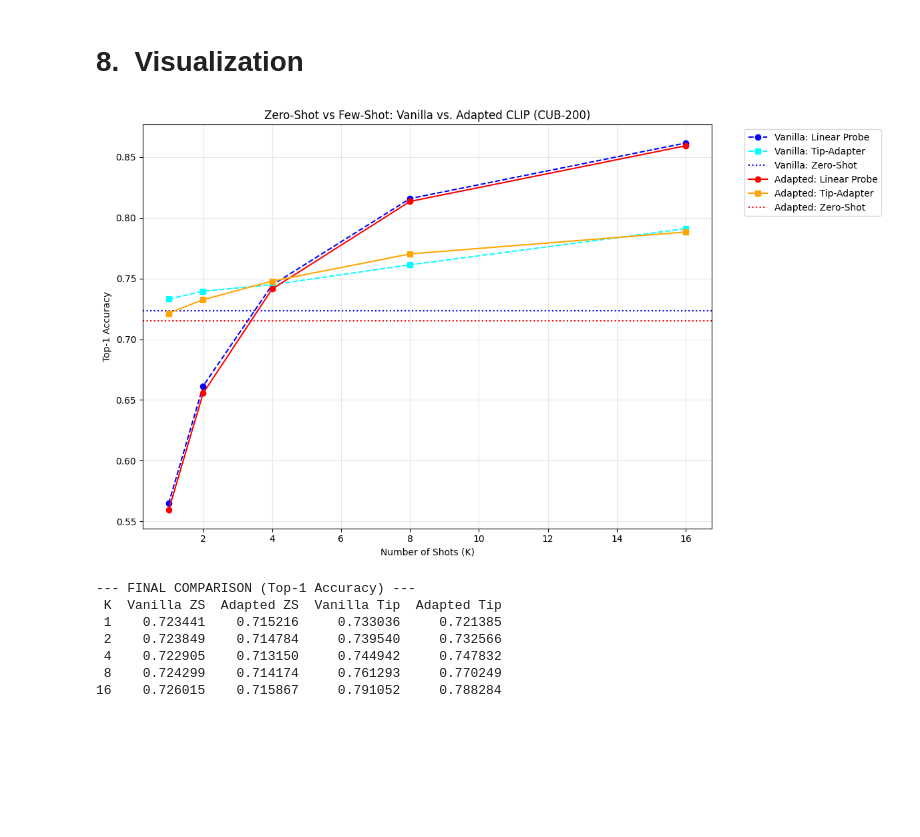
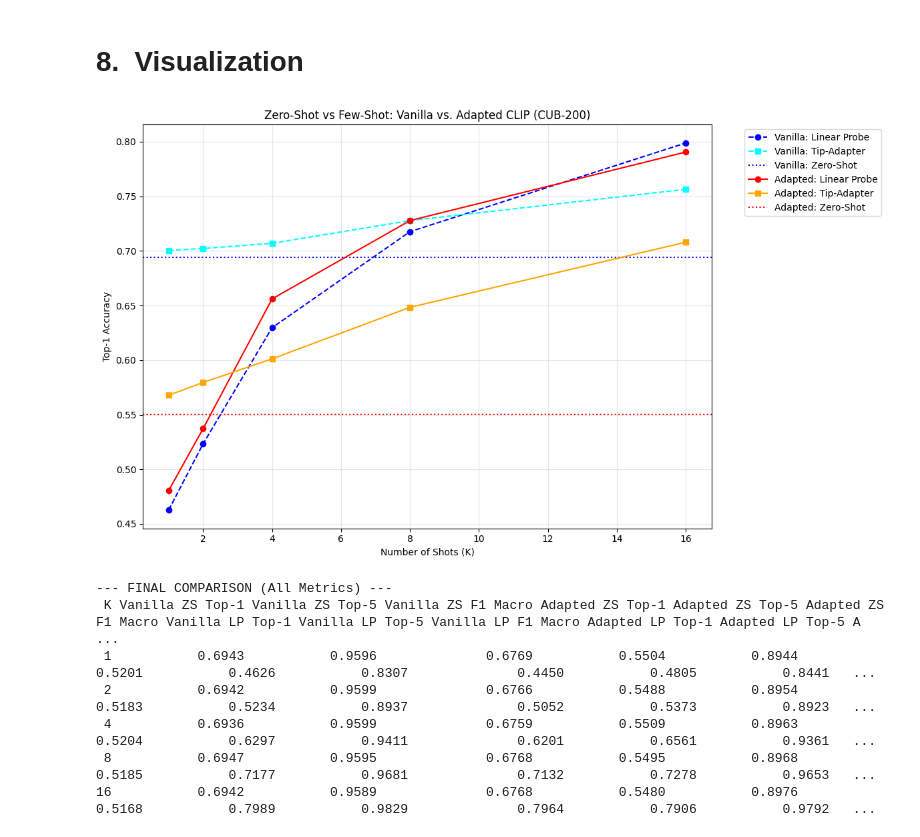
Before and after one commit to HoangTimothy/DL-Assignment-DNAC1, a Jupyter notebook: notebooks/DL_BTL1_Multimodal.ipynb, the cells around one changed output. Saved outputs shown, nothing was run; the diff lists cells and outputs as text; code cells hidden in the pictures; blank space fills up the shorter version.

```diff
--- a/notebooks/DL_BTL1_Multimodal.ipynb
+++ b/notebooks/DL_BTL1_Multimodal.ipynb
@@ -558,7 +584,7 @@ def run_full_experiment(model, test_loader, class_names, processor, device, labe
 # %% [markdown]
 # 7.&nbsp; Main Execution
 # %%
-model_id = "openai/clip-vit-base-patch16"
+model_id = "openai/clip-vit-base-patch32"
 processor = CLIPProcessor.from_pretrained(model_id, use_fast=False)
 
 # 1. Load Data for 50 Test Classes
@@ -625,41 +634,64 @@ Running 16-shot...
 # %%
 plt.figure(figsize=(12, 7))
 
 # Plot Vanilla
 plt.plot(vanilla_results['k'], vanilla_results['lp'].apply(lambda x: x['top1']), 'o--', color='blue', label='Vanilla: Linear Probe')
 plt.plot(vanilla_results['k'], vanilla_results['tip'].apply(lambda x: x['top1']), 's--', color='cyan', label='Vanilla: Tip-Adapter')
 plt.axhline(y=vanilla_results['zs'].apply(lambda x: x['top1']).iloc[0], color='blue', linestyle=':', label='Vanilla: Zero-Shot')
 
 # Plot Adapted
 plt.plot(adapted_results['k'], adapted_results['lp'].apply(lambda x: x['top1']), 'o-', color='red', label='Adapted: Linear Probe')
 plt.plot(adapted_results['k'], adapted_results['tip'].apply(lambda x: x['top1']), 's-', color='orange', label='Adapted: Tip-Adapter')
 plt.axhline(y=adapted_results['zs'].apply(lambda x: x['top1']).iloc[0], color='red', linestyle=':', label='Adapted: Zero-Shot')
 
 plt.title("Zero-Shot vs Few-Shot: Vanilla vs. Adapted CLIP (CUB-200)")
 plt.xlabel("Number of Shots (K)")
 plt.ylabel("Top-1 Accuracy")
 plt.legend(bbox_to_anchor=(1.05, 1), loc='upper left')
 plt.grid(True, alpha=0.3)
 plt.tight_layout()
 plt.savefig("experiment_results.png")
 plt.show()
 
-# Print a nice summary table
-print("\n--- FINAL COMPARISON (Top-1 Accuracy) ---")
-summary = pd.DataFrame({
-    "K": vanilla_results['k'],
-    "Vanilla ZS": vanilla_results['zs'].apply(lambda x: x['top1']),
-    "Adapted ZS": adapted_results['zs'].apply(lambda x: x['top1']),
-    "Vanilla Tip": vanilla_results['tip'].apply(lambda x: x['top1']),
-    "Adapted Tip": adapted_results['tip'].apply(lambda x: x['top1'])
-})
-print(summary.to_string(index=False))
+# Print a nice summary table with Top-1, Top-5, and F1 Macro
+print("\n--- FINAL COMPARISON (All Metrics) ---")
+summary_data = []
+for i, k_shot in enumerate(vanilla_results['k']):
+    summary_data.append({
+        "K": k_shot,
+        "Vanilla ZS Top-1": vanilla_results['zs'].iloc[i]['top1'],
+        "Vanilla ZS Top-5": vanilla_results['zs'].iloc[i]['top5'],
+        "Vanilla ZS F1 Macro": vanilla_results['zs'].iloc[i]['f1_macro'],
+        "Adapted ZS Top-1": adapted_results['zs'].iloc[i]['top1'],
+        "Adapted ZS Top-5": adapted_results['zs'].iloc[i]['top5'],
+        "Adapted ZS F1 Macro": adapted_results['zs'].iloc[i]['f1_macro'],
+        "Vanilla LP Top-1": vanilla_results['lp'].iloc[i]['top1'],
+        "Vanilla LP Top-5": vanilla_results['lp'].iloc[i]['top5'],
+        "Vanilla LP F1 Macro": vanilla_results['lp'].iloc[i]['f1_macro'],
+        "Adapted LP Top-1": adapted_results['lp'].iloc[i]['top1'],
+        "Adapted LP Top-5": adapted_results['lp'].iloc[i]['top5'],
+        "Adapted LP F1 Macro": adapted_results['lp'].iloc[i]['f1_macro'],
+        "Vanilla Tip Top-1": vanilla_results['tip'].iloc[i]['top1'],
+        "Vanilla Tip Top-5": vanilla_results['tip'].iloc[i]['top5'],
+        "Vanilla Tip F1 Macro": vanilla_results['tip'].iloc[i]['f1_macro'],
+        "Adapted Tip Top-1": adapted_results['tip'].iloc[i]['top1'],
+        "Adapted Tip Top-5": adapted_results['tip'].iloc[i]['top5'],
+        "Adapted Tip F1 Macro": adapted_results['tip'].iloc[i]['f1_macro']
+    })
+
+full_summary_df = pd.DataFrame(summary_data)
+# Format to 4 decimal places for better readability
+for col in full_summary_df.columns:
+    if col != 'K':
+        full_summary_df[col] = full_summary_df[col].apply(lambda x: f'{x:.4f}')
+
+print(full_summary_df.to_string(index=False))
 # %% [output]
-[figure, old version]
+[figure, new version]
---- FINAL COMPARISON (Top-1 Accuracy) ---
- K  Vanilla ZS  Adapted ZS  Vanilla Tip  Adapted Tip
- 1    0.723441    0.715216     0.733036     0.721385
- 2    0.723849    0.714784     0.739540     0.732566
- 4    0.722905    0.713150     0.744942     0.747832
- 8    0.724299    0.714174     0.761293     0.770249
-16    0.726015    0.715867     0.791052     0.788284
+--- FINAL COMPARISON (All Metrics) ---
+ K Vanilla ZS Top-1 Vanilla ZS Top-5 Vanilla ZS F1 Macro Adapted ZS Top-1 Adapted ZS Top-5 Adapted ZS F1 Macro Vanilla LP Top-1 Vanilla LP Top-5 Vanilla LP F1 Macro Adapted LP Top-1 Adapted LP Top-5 A ...
+ 1           0.6943           0.9596              0.6769           0.5504           0.8944              0.5201           0.4626           0.8307              0.4450           0.4805           0.8441   ...
+ 2           0.6942           0.9599              0.6766           0.5488           0.8954              0.5183           0.5234           0.8937              0.5052           0.5373           0.8923   ...
+ 4           0.6936           0.9599              0.6759           0.5509           0.8963              0.5204           0.6297           0.9411              0.6201           0.6561           0.9361   ...
+ 8           0.6947           0.9595              0.6768           0.5495           0.8968              0.5185           0.7177           0.9681              0.7132           0.7278           0.9653   ...
+16           0.6942           0.9589              0.6768           0.5480           0.8976              0.5168           0.7989           0.9829              0.7964           0.7906           0.9792   ...
```
Also changed, not shown: parts of 9 cells of this notebook.
